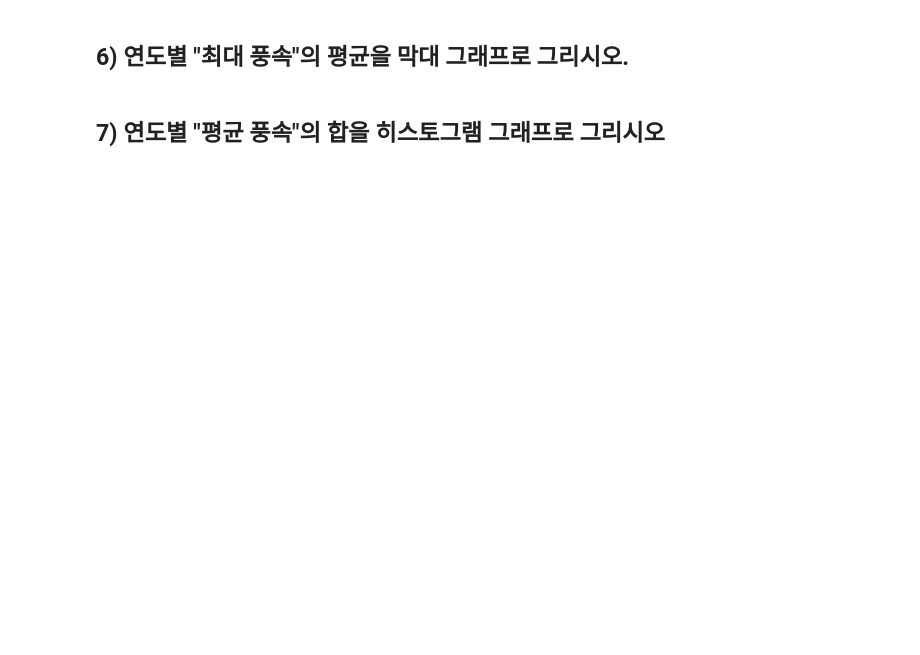
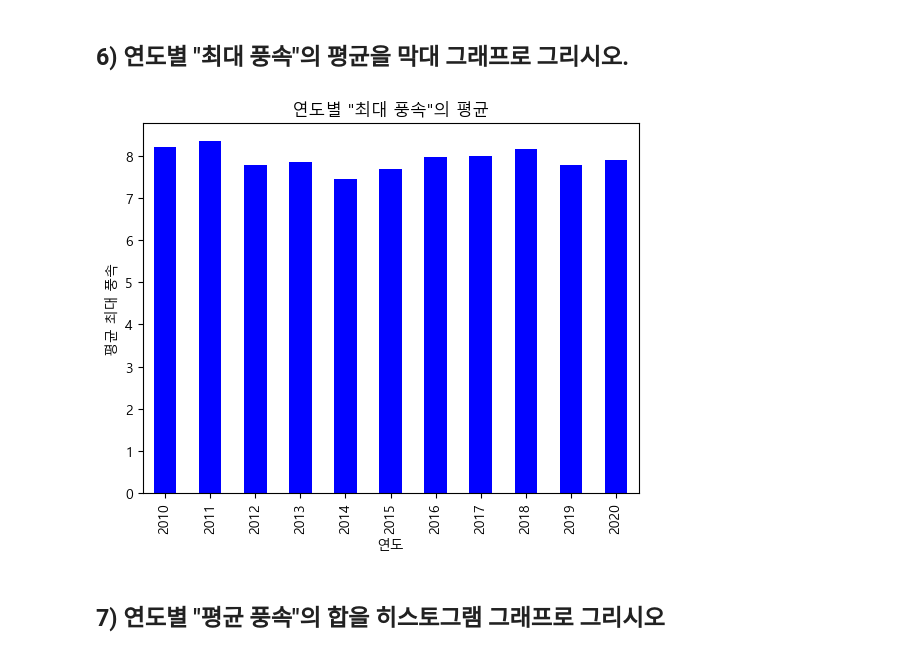
Before and after one commit to dlona12/python_basic_1, a Jupyter notebook: time_series_class_5_7.ipynb, the cells around one changed output. Drawn from its saved outputs; the diff is of its cells as text; code cells hidden in the pictures; blank space fills up the shorter version.

```diff
--- a/time_series_class_5_7.ipynb
+++ b/time_series_class_5_7.ipynb
@@ -437,4 +430,14 @@ plt.show()
 # %% [markdown]
 ## 6) 연도별 "최대 풍속"의 평균을 막대 그래프로 그리시오.
+# %%
+yearly_mean_wind_speed = df.groupby('연도')['최대 풍속'].mean()
+
+yearly_mean_wind_speed.plot(kind='bar', color='b')
+plt.xlabel('연도')
+plt.ylabel('평균 최대 풍속')
+plt.title('연도별 "최대 풍속"의 평균')
+plt.show()
+# %% [output]
+[figure, added]
 # %% [markdown]
 ## 7) 연도별 "평균 풍속"의 합을 히스토그램 그래프로 그리시오
```
Also changed, not shown: parts of 5 cells of this notebook.
